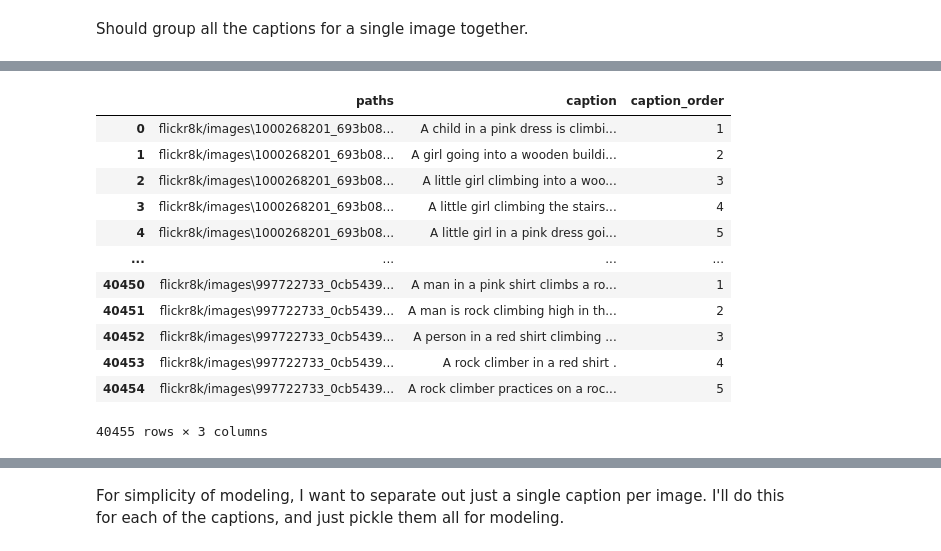
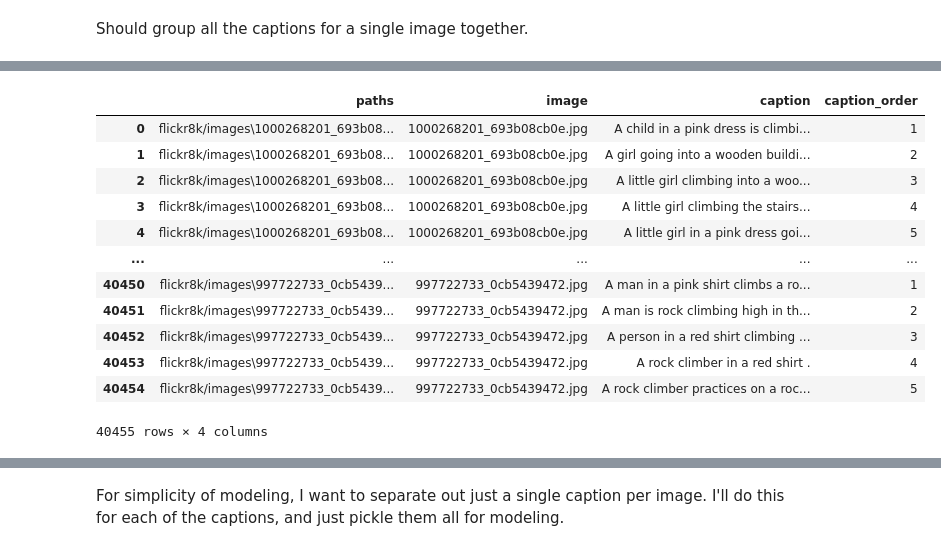
Before and after one commit to ananyachattoraj/capstone, a Jupyter notebook: EDA.ipynb, the cells around one changed output, grey strips where cells are left out. Saved outputs shown, nothing was run; the diff lists cells and outputs as text; code cells hidden in the pictures.

```diff
--- a/EDA.ipynb
+++ b/EDA.ipynb
@@ -199,18 +192,18 @@ groupeddf.head()
 # %%
-groupeddf['caption_order'] = groupeddf.groupby(['paths']).cumcount()+1
-groupeddf
+mergeddf['caption_order'] = mergeddf.groupby(['paths']).cumcount()+1
+mergeddf
 # %% [output]
-|  | paths | caption | caption_order |
-| 0 | flickr8k/images\1000268201_693b08... | A child in a pink dress is climbi... | 1 |
-| 1 | flickr8k/images\1000268201_693b08... | A girl going into a wooden buildi... | 2 |
-| 2 | flickr8k/images\1000268201_693b08... | A little girl climbing into a woo... | 3 |
-| 3 | flickr8k/images\1000268201_693b08... | A little girl climbing the stairs... | 4 |
-| 4 | flickr8k/images\1000268201_693b08... | A little girl in a pink dress goi... | 5 |
-| ... | ... | ... | ... |
-| 40450 | flickr8k/images\997722733_0cb5439... | A man in a pink shirt climbs a ro... | 1 |
-| 40451 | flickr8k/images\997722733_0cb5439... | A man is rock climbing high in th... | 2 |
-| 40452 | flickr8k/images\997722733_0cb5439... | A person in a red shirt climbing ... | 3 |
-| 40453 | flickr8k/images\997722733_0cb5439... | A rock climber in a red shirt . | 4 |
-| 40454 | flickr8k/images\997722733_0cb5439... | A rock climber practices on a roc... | 5 |
+|  | paths | image | caption | caption_order |
+| 0 | flickr8k/images\1000268201_693b08... | 1000268201_693b08cb0e.jpg | A child in a pink dress is climbi... | 1 |
+| 1 | flickr8k/images\1000268201_693b08... | 1000268201_693b08cb0e.jpg | A girl going into a wooden buildi... | 2 |
+| 2 | flickr8k/images\1000268201_693b08... | 1000268201_693b08cb0e.jpg | A little girl climbing into a woo... | 3 |
+| 3 | flickr8k/images\1000268201_693b08... | 1000268201_693b08cb0e.jpg | A little girl climbing the stairs... | 4 |
+| 4 | flickr8k/images\1000268201_693b08... | 1000268201_693b08cb0e.jpg | A little girl in a pink dress goi... | 5 |
+| ... | ... | ... | ... | ... |
+| 40450 | flickr8k/images\997722733_0cb5439... | 997722733_0cb5439472.jpg | A man in a pink shirt climbs a ro... | 1 |
+| 40451 | flickr8k/images\997722733_0cb5439... | 997722733_0cb5439472.jpg | A man is rock climbing high in th... | 2 |
+| 40452 | flickr8k/images\997722733_0cb5439... | 997722733_0cb5439472.jpg | A person in a red shirt climbing ... | 3 |
+| 40453 | flickr8k/images\997722733_0cb5439... | 997722733_0cb5439472.jpg | A rock climber in a red shirt . | 4 |
+| 40454 | flickr8k/images\997722733_0cb5439... | 997722733_0cb5439472.jpg | A rock climber practices on a roc... | 5 |
-40455 rows × 3 columns
+40455 rows × 4 columns
 # %%
```
Also changed, not shown: parts of 7 cells of this notebook, 6 other files.
